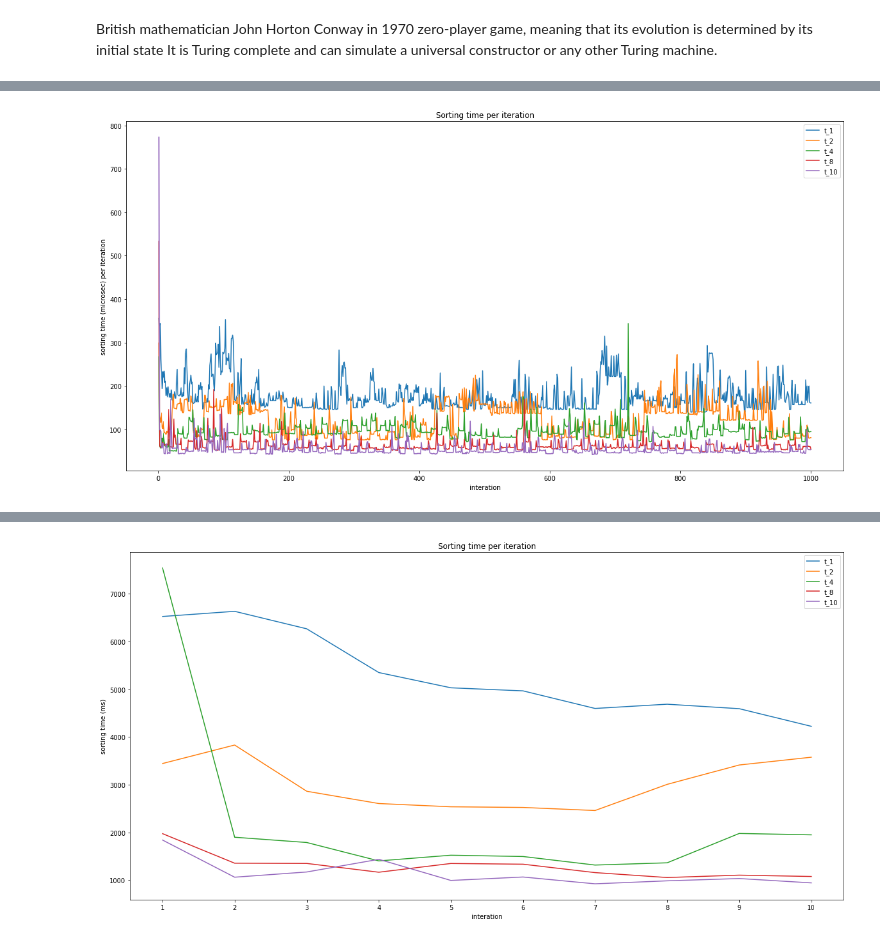
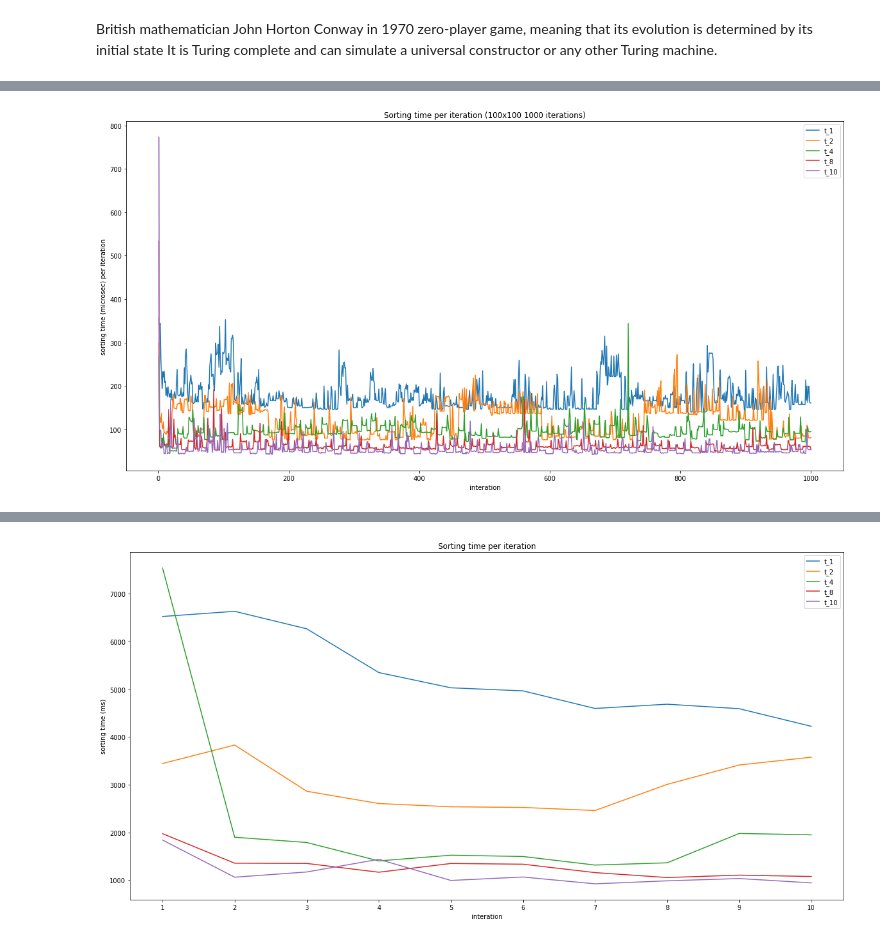
Before and after one commit to se21m024/PPR_Final_Project, a Jupyter notebook: SpeedupQuotient.ipynb, the cells around one changed output, grey strips where cells are left out. Drawn from its saved outputs; the diff is of its cells as text; code cells hidden in the pictures.

```diff
--- a/SpeedupQuotient.ipynb
+++ b/SpeedupQuotient.ipynb
@@ -62,7 +189,7 @@ plt.plot(x, t_8, label = "t_8")
 plt.plot(x, t_10, label = "t_10")
 # plt.plot(x, t_11, label = "t_11")
 
-plt.title('Sorting time per iteration')
+plt.title('Sorting time per iteration (500x500 1000 iterations)')
 plt.ylabel("sorting time (microsec) per iteration")
 plt.xlabel("interation")
 
@@ -73,3 +258,3 @@ plt.show()
 # %%
-# width 100, height 100, iterations 1000 XXXXX
+# width 100, height 100, iterations 1000
 
@@ -102,32 +287,32 @@ plt.plot()
 t_1 = raw_data[0]
 t_2 = raw_data[1]
 t_3 = raw_data[2]
 t_4 = raw_data[3]
 t_5 = raw_data[4]
 t_6 = raw_data[5]
 t_7 = raw_data[6]
 t_8 = raw_data[7]
 t_9 = raw_data[8]
 t_10 = raw_data[9]
 t_11 = raw_data[10]
 
 plt.plot(x, t_1, label = "t_1")
 plt.plot(x, t_2, label = "t_2")
 # plt.plot(x, t_3, label = "t_3")
 plt.plot(x, t_4, label = "t_4")
 # plt.plot(x, t_5, label = "t_5")
 # plt.plot(x, t_6, label = "t_6")
 # plt.plot(x, t_7, label = "t_7")
 plt.plot(x, t_8, label = "t_8")
 # plt.plot(x, t_9, label = "t_9")
 plt.plot(x, t_10, label = "t_10")
 # plt.plot(x, t_11, label = "t_11")
 
-plt.title('Sorting time per iteration')
+plt.title('Sorting time per iteration (100x100 1000 iterations)')
 plt.ylabel("sorting time (microsec) per iteration")
 plt.xlabel("interation")
 
 plt.legend()
 plt.show()
 # %% [output]
-[figure, old version]
+[figure, new version]
```
Also changed, not shown: parts of 6 cells of this notebook, 28 other files.
